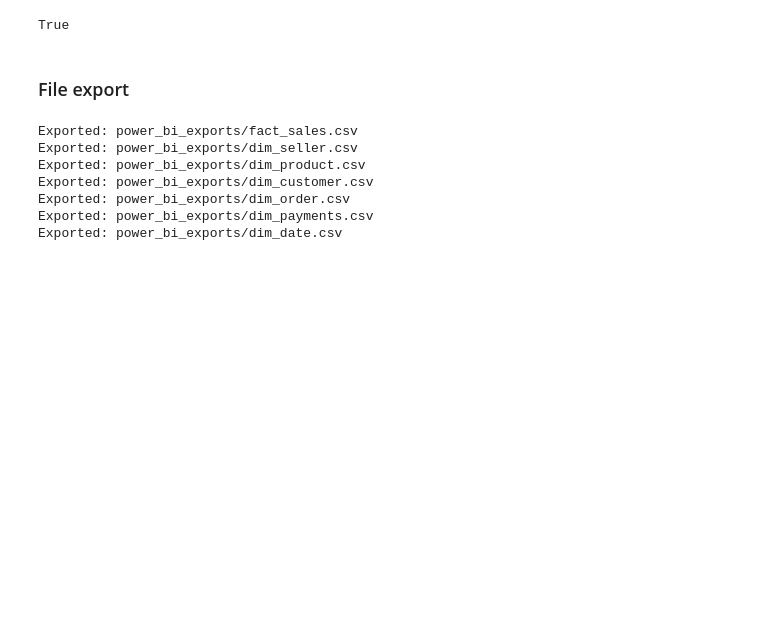
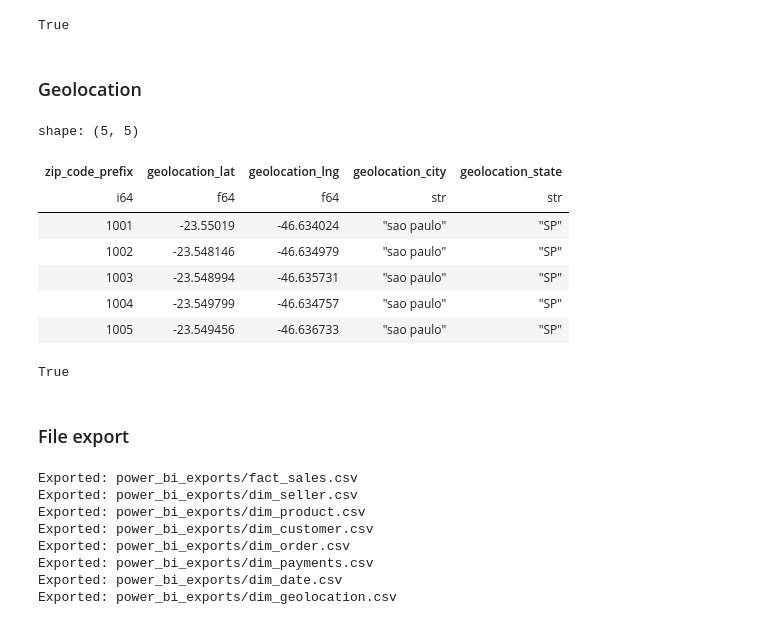
Before and after one commit to SleGort/olist_project, a Jupyter notebook: notebooks/eda.ipynb, the cells around one changed output. Saved outputs shown, nothing was run; the diff lists cells and outputs as text; code cells hidden in the pictures; blank space fills up the shorter version.

Commit message:
include geolocation data

```diff
--- a/notebooks/eda.ipynb
+++ b/notebooks/eda.ipynb
@@ -778,6 +780,30 @@ shape: (5, 6)
 dim_date['date_key'].is_unique().all()
 # %% [output]
 True
+# %% [markdown]
+### Geolocation
+# %%
+# ── dim_geolocation ── one row per zip prefix, shared by seller + customer ─
+# geolocation_cleaned is already deduplicated to one row per
+# geolocation_zip_code_prefix (see Bronze -> Silver step). dim_seller and
+# dim_customer each carry their own zip_code_prefix column, so both relate
+# to this single shared dimension in Power BI without duplicating lat/lng.
+dim_geolocation = geolocation_cleaned.rename({"geolocation_zip_code_prefix": "zip_code_prefix"})
+# %%
+dim_geolocation.head()
+# %% [output]
+shape: (5, 5)
+| zip_code_prefix | geolocation_lat | geolocation_lng | geolocation_city | geolocation_state |
+| i64 | f64 | f64 | str | str |
+| 1001 | -23.55019 | -46.634024 | "sao paulo" | "SP" |
+| 1002 | -23.548146 | -46.634979 | "sao paulo" | "SP" |
+| 1003 | -23.548994 | -46.635731 | "sao paulo" | "SP" |
+| 1004 | -23.549799 | -46.634757 | "sao paulo" | "SP" |
+| 1005 | -23.549456 | -46.636733 | "sao paulo" | "SP" |
+# %%
+dim_geolocation['zip_code_prefix'].is_unique().all()
+# %% [output]
+True
 # %% [markdown]
 ### File export
 # %%
@@ -789,6 +815,7 @@ gold_tables = {
     "dim_order": dim_order,
     "dim_payments": dim_payments,
     "dim_date": dim_date,
+    "dim_geolocation": dim_geolocation,
 }
 
 export_dir = "power_bi_exports"
@@ -805,3 +832,4 @@ Exported: power_bi_exports/dim_customer.csv
 Exported: power_bi_exports/dim_order.csv
 Exported: power_bi_exports/dim_payments.csv
 Exported: power_bi_exports/dim_date.csv
+Exported: power_bi_exports/dim_geolocation.csv
```
Also changed, not shown: parts of 2 cells of this notebook.
